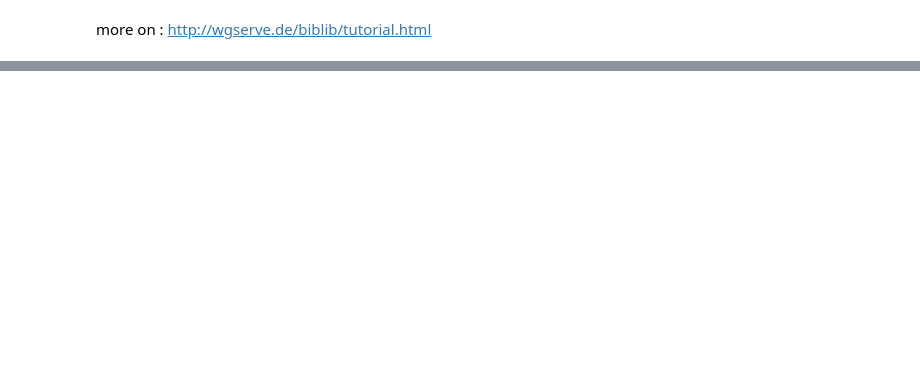
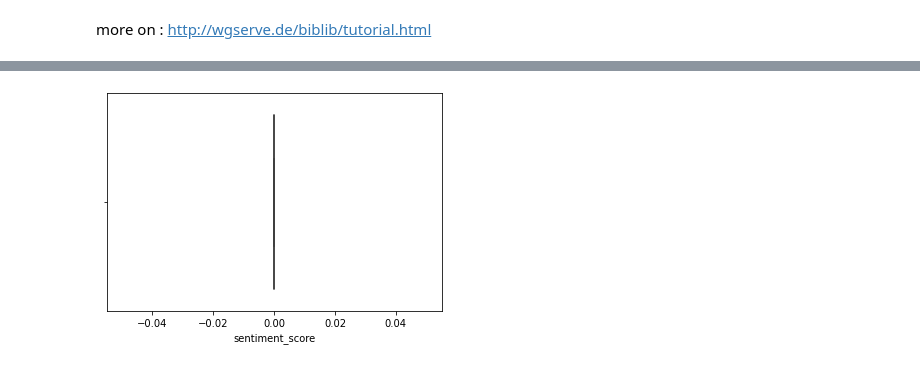
Before and after one commit to yForecasting/researchtools, a Jupyter notebook: literaturestudy/Literature_Study_Academic_Research.ipynb, the cells around one changed output, grey strips where cells are left out. Cells and saved outputs as stored; diff of their text form; code cells hidden in the pictures; blank space fills up the shorter version.

```diff
--- a/literaturestudy/Literature_Study_Academic_Research.ipynb
+++ b/literaturestudy/Literature_Study_Academic_Research.ipynb
@@ -97,0 +451,8 @@ more on : http://wgserve.de/biblib/tutorial.html
+# %%
+import seaborn as sns
+
+# Create a box plot of the sentiment scores
+sns.boxplot(sentiment_scores)
+plt.show()
+# %% [output]
+[figure, added]
```
Also changed, not shown: parts of 43 cells of this notebook.
